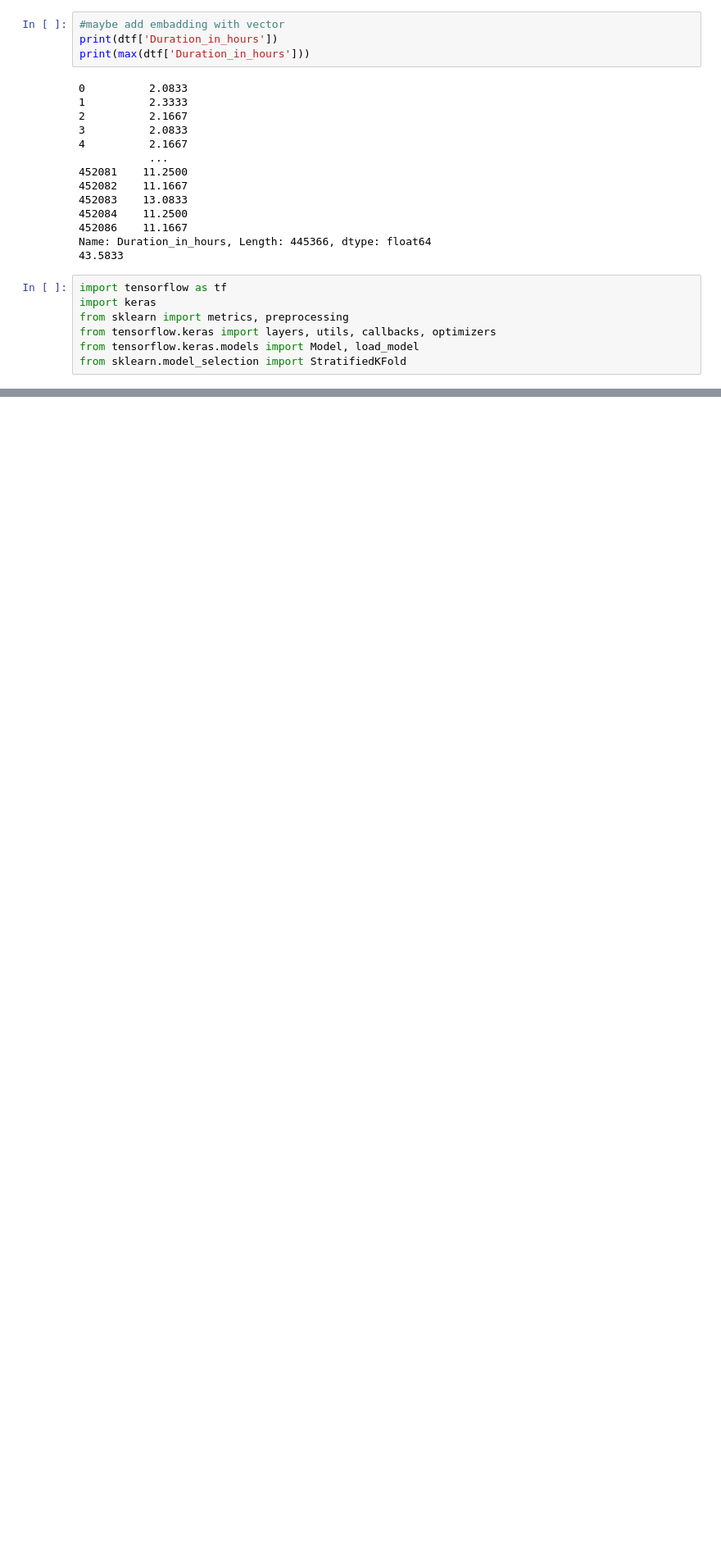
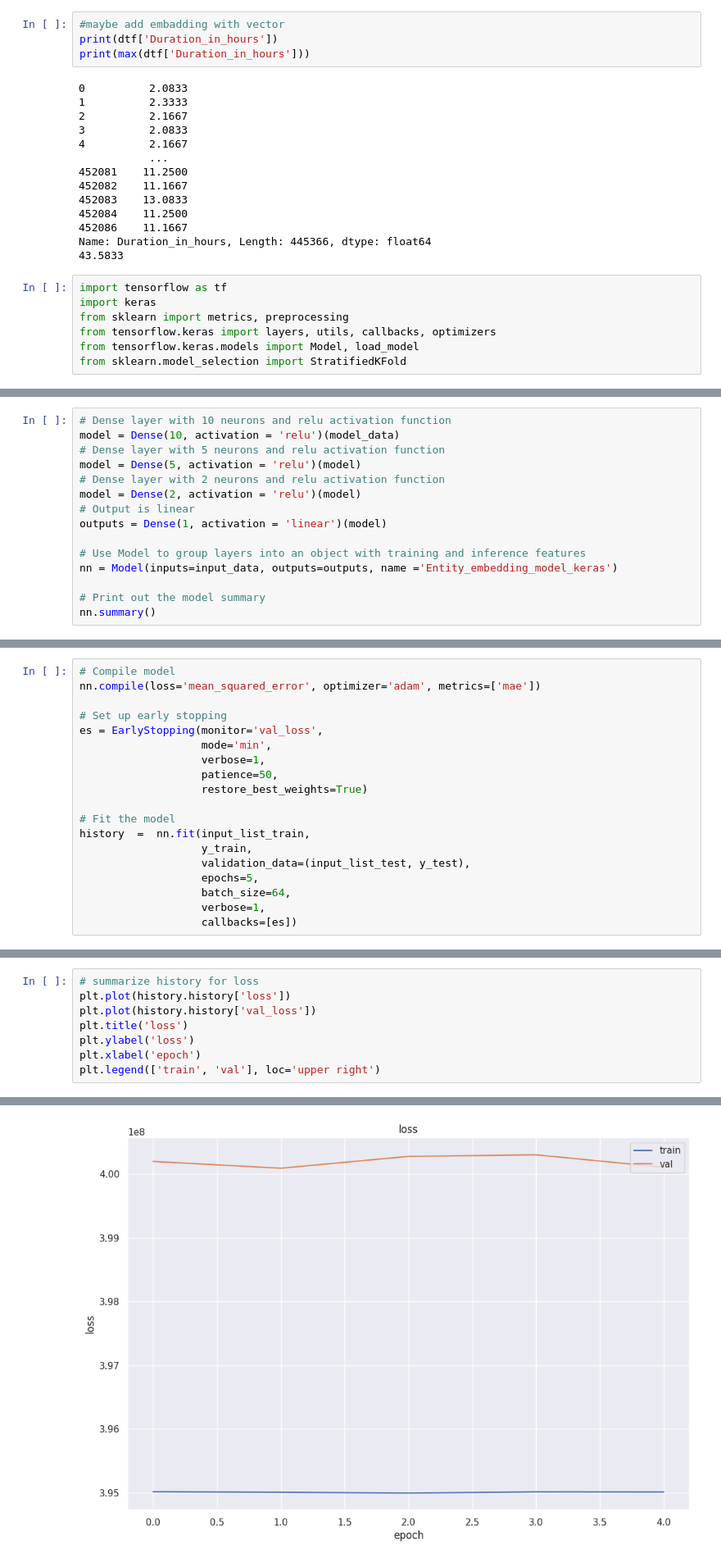
Before and after one commit to NoamGini/Tabular-data-science---Airfare, a Jupyter notebook: Pipeline.ipynb, the cells around one changed output, grey strips where cells are left out. Shown at 82% size. Drawn from its saved outputs; the diff is of its cells as text; blank space fills up the shorter version.

Commit message:
added categorial embedding

```diff
--- a/Pipeline.ipynb
+++ b/Pipeline.ipynb
@@ -1114,0 +1281,15 @@ MemoryError: Unable to allocate 380. GiB for an array with shape (356292, 143020
+# %%
+# Dense layer with 10 neurons and relu activation function
+model = Dense(10, activation = 'relu')(model_data)
+# Dense layer with 5 neurons and relu activation function
+model = Dense(5, activation = 'relu')(model)
+# Dense layer with 2 neurons and relu activation function
+model = Dense(2, activation = 'relu')(model)
+# Output is linear
+outputs = Dense(1, activation = 'linear')(model)
+
+# Use Model to group layers into an object with training and inference features
+nn = Model(inputs=input_data, outputs=outputs, name ='Entity_embedding_model_keras')
+
+# Print out the model summary
+nn.summary()
@@ -1114,0 +1314,19 @@ MemoryError: Unable to allocate 380. GiB for an array with shape (356292, 143020
+# %%
+# Compile model
+nn.compile(loss='mean_squared_error', optimizer='adam', metrics=['mae'])
+
+# Set up early stopping
+es = EarlyStopping(monitor='val_loss',
+                   mode='min',
+                   verbose=1,
+                   patience=50,
+                   restore_best_weights=True)
+
+# Fit the model
+history  =  nn.fit(input_list_train,
+                   y_train,
+                   validation_data=(input_list_test, y_test),
+                   epochs=5,
+                   batch_size=64,
+                   verbose=1,
+                   callbacks=[es])
@@ -1114,0 +1344,9 @@ MemoryError: Unable to allocate 380. GiB for an array with shape (356292, 143020
+# %%
+# summarize history for loss
+plt.plot(history.history['loss'])
+plt.plot(history.history['val_loss'])
+plt.title('loss')
+plt.ylabel('loss')
+plt.xlabel('epoch')
+plt.legend(['train', 'val'], loc='upper right')
+# %% [output]
@@ -1114,0 +1354 @@ MemoryError: Unable to allocate 380. GiB for an array with shape (356292, 143020
+[figure, added]
```
Also changed, not shown: parts of 37 cells of this notebook.
